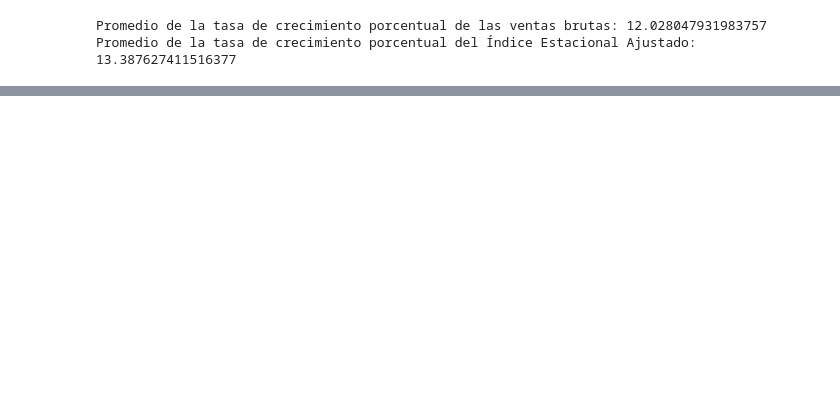
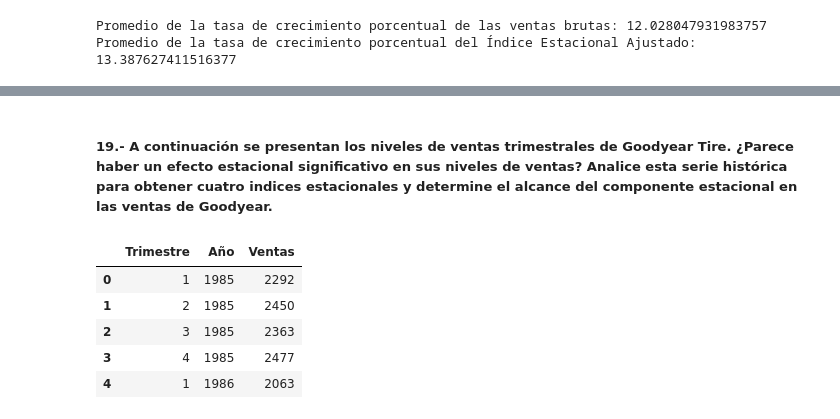
Before and after one commit to maferpy/unidad9, a Jupyter notebook: pronosticos.ipynb, the cells around one changed output, grey strips where cells are left out. Cells and saved outputs as stored; diff of their text form; code cells hidden in the pictures; blank space fills up the shorter version.

```diff
--- a/pronosticos.ipynb
+++ b/pronosticos.ipynb
@@ -279,0 +278,28 @@ df.head()
+# %% [markdown]
+##### 19.- A continuación se presentan los niveles de ventas trimestrales de Goodyear Tire. ¿Parece haber un efecto estacional significativo en sus niveles de ventas? Analice esta serie histórica para obtener cuatro indices estacionales y determine el alcance del componente estacional en las ventas de Goodyear.
+# %%
+df = pd.DataFrame({
+    "Trimestre": [1, 2, 3, 4] * 10,
+    "Año": [1985] * 4 + [1986] * 4 + [1987] * 4 + [1988] * 4 + [1989] * 4 +
+           [1990] * 4 + [1991] * 4 + [1992] * 4 + [1993] * 4 + [1994] * 4,
+    "Ventas": [
+        2292, 2450, 2363, 2477,
+        2063, 2358, 2316, 2366,
+        2268, 2533, 2479, 2625,
+        2616, 2793, 2656, 2746,
+        2643, 2811, 2679, 2736,
+        2692, 2871, 2900, 2811,
+        2497, 2792, 2838, 2780,
+        2778, 3066, 3213, 2928,
+        2874, 3000, 2913, 2916,
+        2850, 3100, 3100, 3050
+    ]
+})
+df.head()
+# %% [output]
+|  | Trimestre | Año | Ventas |
+| 0 | 1 | 1985 | 2292 |
+| 1 | 2 | 1985 | 2450 |
+| 2 | 3 | 1985 | 2363 |
+| 3 | 4 | 1985 | 2477 |
+| 4 | 1 | 1986 | 2063 |
```
Also changed, not shown: parts of 15 cells of this notebook, 1 other file.
